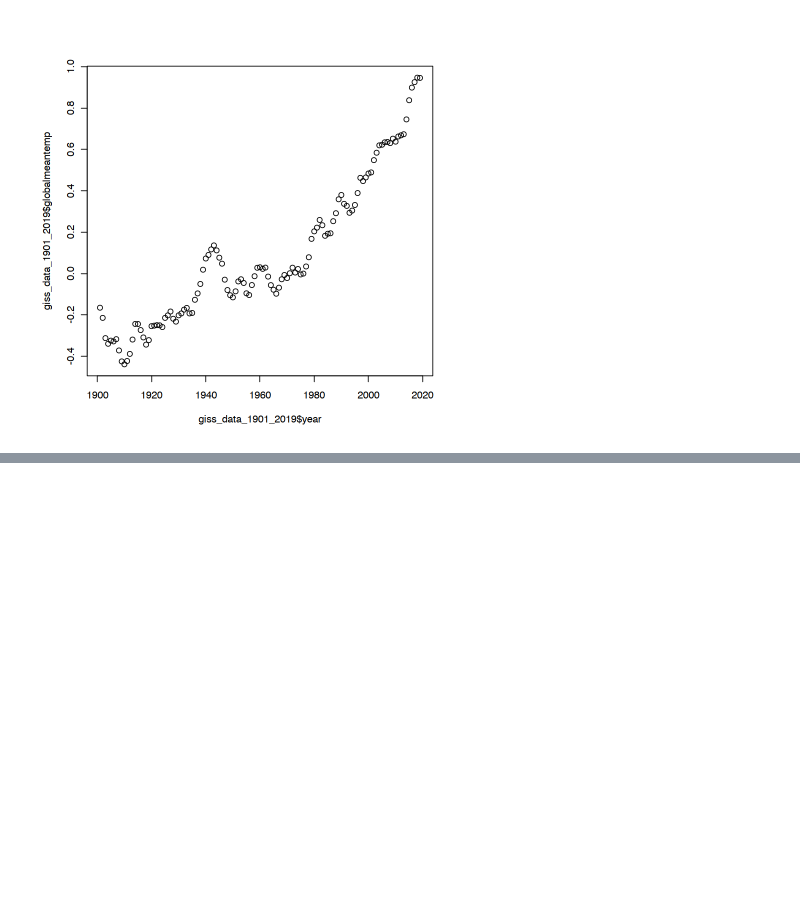
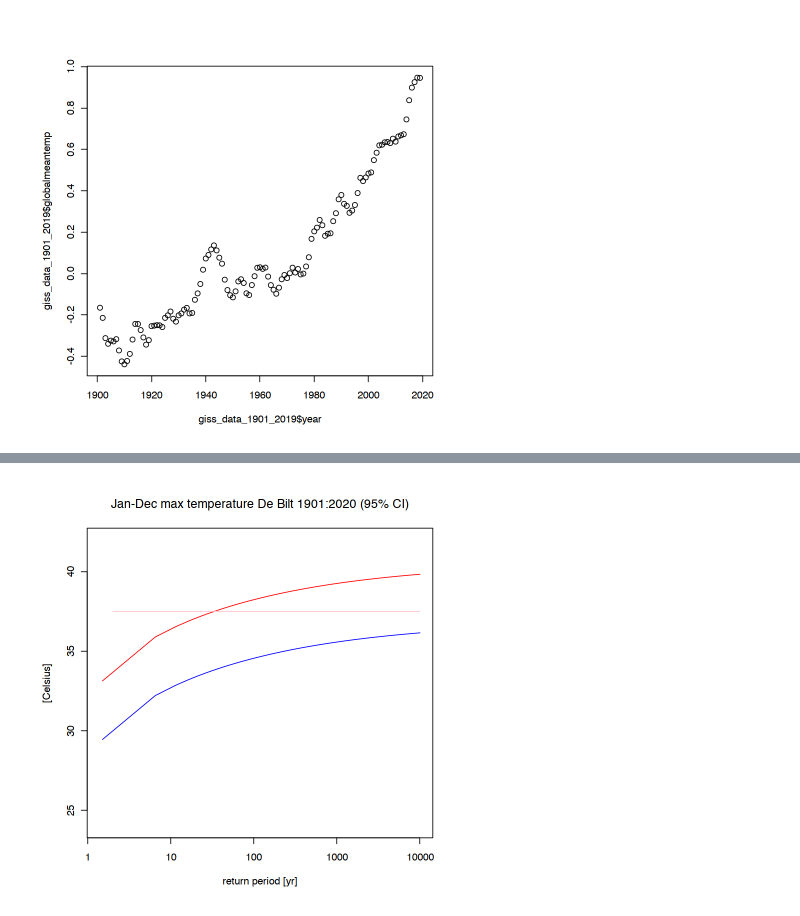
Before and after one commit to C3S-attribution-service/ToolsTesting, a Jupyter notebook: extRemes.ipynb, the cells around one changed output, grey strips where cells are left out. Cells and saved outputs as stored; diff of their text form; code cells hidden in the pictures; blank space fills up the shorter version.

```diff
--- a/extRemes.ipynb
+++ b/extRemes.ipynb
@@ -122,0 +103,6 @@ plot(rlevels)
+# %%
+rperiod = seq(1.5,10000, by=5)
+rlevels = return.level(fit0, return.period = rperiod, conf=0.95)
+
+rlevels_df = data.frame(rperiod=rperiod, levels_1901=rlevels[1,], levels_2019=rlevels[119,])
+rlevels_df
@@ -122,0 +129,8 @@ plot(rlevels)
+# %%
+plot(rlevels_df$rperiod, rlevels_df$levels_1901, log="x", type="l", col="blue", ylim=c(24,42), xlim=c(1.4,10000), main='Jan-Dec max temperature De Bilt 1901:2020 (95% CI)', ylab='[Celsius]', xlab='return period [yr]')
+lines(rlevels_df$rperiod, rlevels_df$levels_2019, type="l", col="red")
+
+observed_max_2019 = tail(debilt_yearly_max, n=1)$maxtemp
+lines(c(2,10000), c(observed_max_2019,observed_max_2019), lty=1, col="pink")
+# %% [output]
+[figure, added]
```
Also changed, not shown: parts of 13 cells of this notebook, 1 other file.
